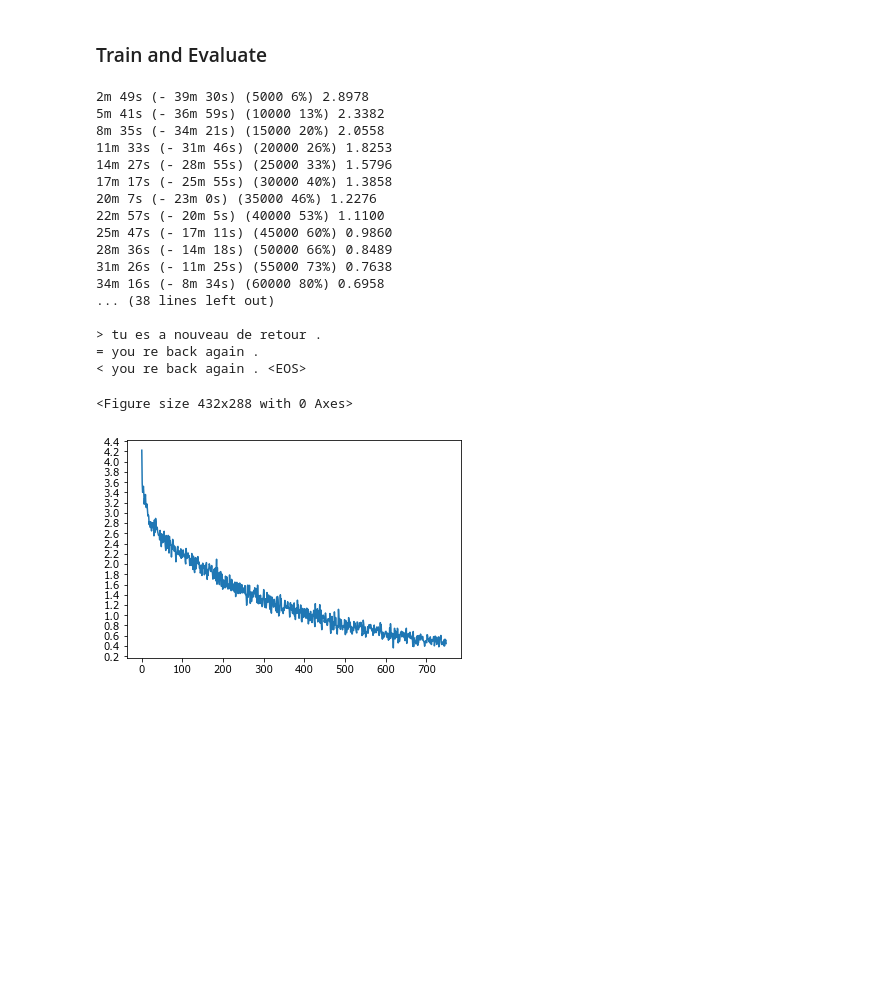
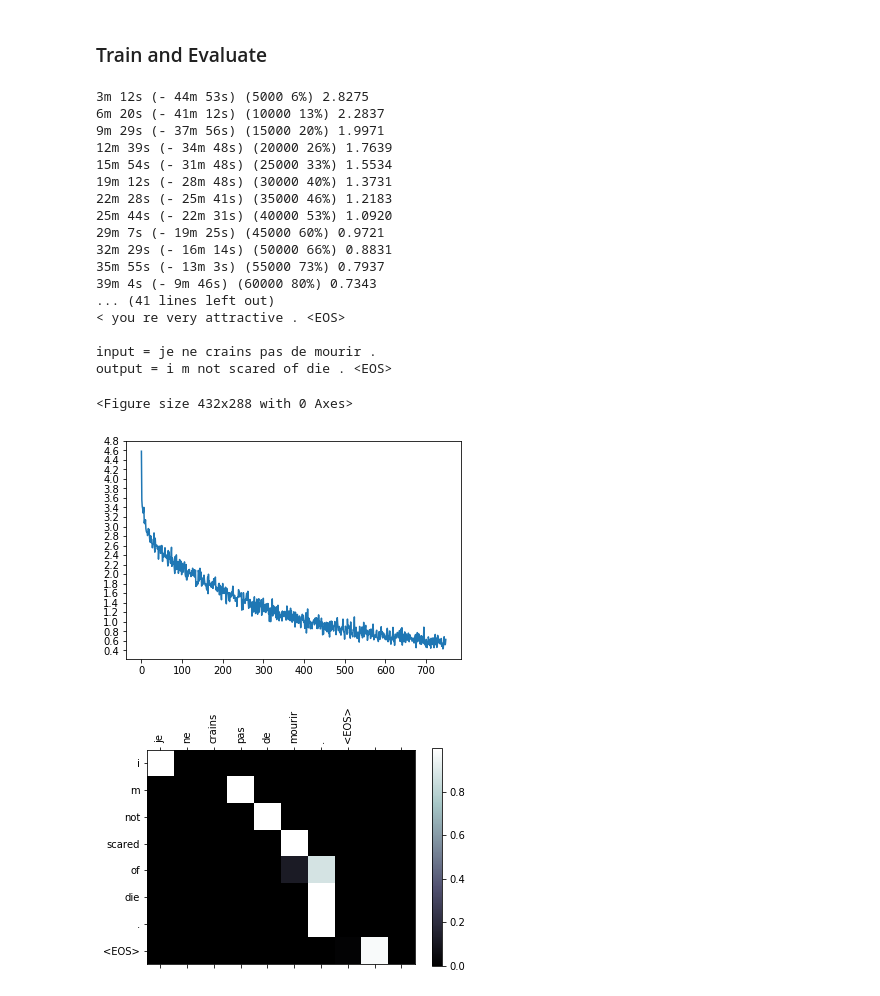
Before and after one commit to PacktPublishing/Deep-Reinforcement-with-PyTorch-and-TensorFlow, a Jupyter notebook: notebooks/recurrent_pytorch/seq_to_seq_attention.ipynb, the cells around one changed output. Saved outputs shown, nothing was run; the diff lists cells and outputs as text; code cells hidden in the pictures; blank space fills up the shorter version.

Commit message:
Adding working version of sequence to sequence with attention

```diff
--- a/notebooks/recurrent_pytorch/seq_to_seq_attention.ipynb
+++ b/notebooks/recurrent_pytorch/seq_to_seq_attention.ipynb
@@ -294,10 +328,18 @@ def evaluate(encoder, decoder, sentence, max_length=MAX_LENGTH):
         input_length = input_tensor.size()[0]
         encoder_hidden = encoder.initHidden()
 
+        # Tensor to hold the encoder outputs to be given to the attention module
+        # Observe that we need to have a "max_length" because the attention module is finite
+        encoder_outputs = torch.zeros(max_length, encoder.hidden_size, device=device)
+
+        # Tensor to help display which parts of the sentence the attention decoder is focusing
+        decoder_attentions = torch.zeros(max_length, max_length)
+
         # Push input sequence into encoder and accumulate into encoder_hidden
         for ei in range(input_length):
-            _, encoder_hidden = encoder(input_tensor[ei],
-                                                     encoder_hidden)
+            encoder_output, encoder_hidden = encoder(input_tensor[ei],encoder_hidden)
+            # Store the encoder output (Will be given to the attention module)
+            encoder_outputs[ei] = encoder_output[0, 0]
 
         # Prepare Decoder input (SOS(Start of sequence) and encoder hidden state)
         decoder_input = torch.tensor([[SOS_token]], device=device)  # SOS
@@ -309,8 +351,9 @@ def evaluate(encoder, decoder, sentence, max_length=MAX_LENGTH):
         # Pull the sequence out of the decoder and append results into decoded_words
         for di in range(max_length):
             # Push into the decoder the last hidden state and the top1 last decoded word
-            decoder_output, decoder_hidden = decoder(
-                decoder_input, decoder_hidden)
+            decoder_output, decoder_hidden, decoder_attention = decoder(
+                decoder_input, decoder_hidden, encoder_outputs)
+            decoder_attentions[di] = decoder_attention.data
 
             # Get first topk results (Greedy most probable word from output)
             topv, topi = decoder_output.data.topk(1)
@@ -327,7 +370,7 @@ def evaluate(encoder, decoder, sentence, max_length=MAX_LENGTH):
             # Put back to the input the word with highest score
             decoder_input = topi.squeeze().detach()
 
-        return decoded_words
+        return decoded_words, decoder_attentions[:di + 1]
 
 
 def evaluateRandomly(encoder, decoder, n=10):
@@ -335,46 +378,58 @@ def evaluateRandomly(encoder, decoder, n=10):
         pair = random.choice(pairs)
         print('>', pair[0])
         print('=', pair[1])
-        output_words = evaluate(encoder, decoder, pair[0])
+        output_words, attentions = evaluate(encoder, decoder, pair[0])
         output_sentence = ' '.join(output_words)
         print('<', output_sentence)
         print('')
+
+
+def evaluateAndShowAttention(input_sentence, encoder, decoder_attn):
+    output_words, attentions = evaluate(
+        encoder, decoder_attn, input_sentence)
+    print('input =', input_sentence)
+    print('output =', ' '.join(output_words))
+    showAttention(input_sentence, output_words, attentions)
 # %% [markdown]
 ### Train and Evaluate
 # %%
 # Instantiate Encoder and Decoder Networks
 encoder1 = EncoderRNN(input_lang.n_words, hidden_size).to(device)
-decoder1 = DecoderRNN(hidden_size, output_lang.n_words).to(device)
+decoder1 = AttnDecoderRNN(hidden_size, output_lang.n_words).to(device)
 
 # Push Graphs to Tensorboard
 encoder_dummy_x = (torch.rand(1).type(torch.LongTensor), torch.rand(1, 1, 256))
-decoder_dummy_x = (torch.rand(1,1).type(torch.LongTensor), torch.rand(1, 1, 256))
-writer.add_graph(encoder1, encoder_dummy_x)
+decoder_dummy_x = (torch.rand(1,1).type(torch.LongTensor), torch.rand(1, 1, 256), torch.rand(10, 256))
+#writer.add_graph(encoder1, encoder_dummy_x)
 # Multiple graphs are not supported at the moment on tensorboard
-#writer.add_graph(decoder1, decoder_dummy_x)
+writer.add_graph(decoder1, decoder_dummy_x)
 
 # Train
 trainIters(encoder1, decoder1, 75000, print_every=5000)
 
 # Evaluate
 evaluateRandomly(encoder1, decoder1)
+
+# Try to understand how the decoder attend to certain parts of the input
+evaluateAndShowAttention("je ne crains pas de mourir .", encoder1, decoder1)
 # %% [output]
-2m 49s (- 39m 30s) (5000 6%) 2.8978
-5m 41s (- 36m 59s) (10000 13%) 2.3382
-8m 35s (- 34m 21s) (15000 20%) 2.0558
-11m 33s (- 31m 46s) (20000 26%) 1.8253
-14m 27s (- 28m 55s) (25000 33%) 1.5796
-17m 17s (- 25m 55s) (30000 40%) 1.3858
-20m 7s (- 23m 0s) (35000 46%) 1.2276
-22m 57s (- 20m 5s) (40000 53%) 1.1100
-25m 47s (- 17m 11s) (45000 60%) 0.9860
-28m 36s (- 14m 18s) (50000 66%) 0.8489
-31m 26s (- 11m 25s) (55000 73%) 0.7638
-34m 16s (- 8m 34s) (60000 80%) 0.6958
-... (38 lines left out)
+3m 12s (- 44m 53s) (5000 6%) 2.8275
+6m 20s (- 41m 12s) (10000 13%) 2.2837
+9m 29s (- 37m 56s) (15000 20%) 1.9971
+12m 39s (- 34m 48s) (20000 26%) 1.7639
+15m 54s (- 31m 48s) (25000 33%) 1.5534
+19m 12s (- 28m 48s) (30000 40%) 1.3731
+22m 28s (- 25m 41s) (35000 46%) 1.2183
+25m 44s (- 22m 31s) (40000 53%) 1.0920
+29m 7s (- 19m 25s) (45000 60%) 0.9721
+32m 29s (- 16m 14s) (50000 66%) 0.8831
+35m 55s (- 13m 3s) (55000 73%) 0.7937
+39m 4s (- 9m 46s) (60000 80%) 0.7343
+... (41 lines left out)
+< you re very attractive . <EOS>
 
-> tu es a nouveau de retour .
-= you re back again .
-< you re back again . <EOS>
+input = je ne crains pas de mourir .
+output = i m not scared of die . <EOS>
 <Figure size 432x288 with 0 Axes>
-[figure, old version]
+[figure, new version]
+[figure, added]
```
Also changed, not shown: parts of 7 cells of this notebook, 3 other files.
